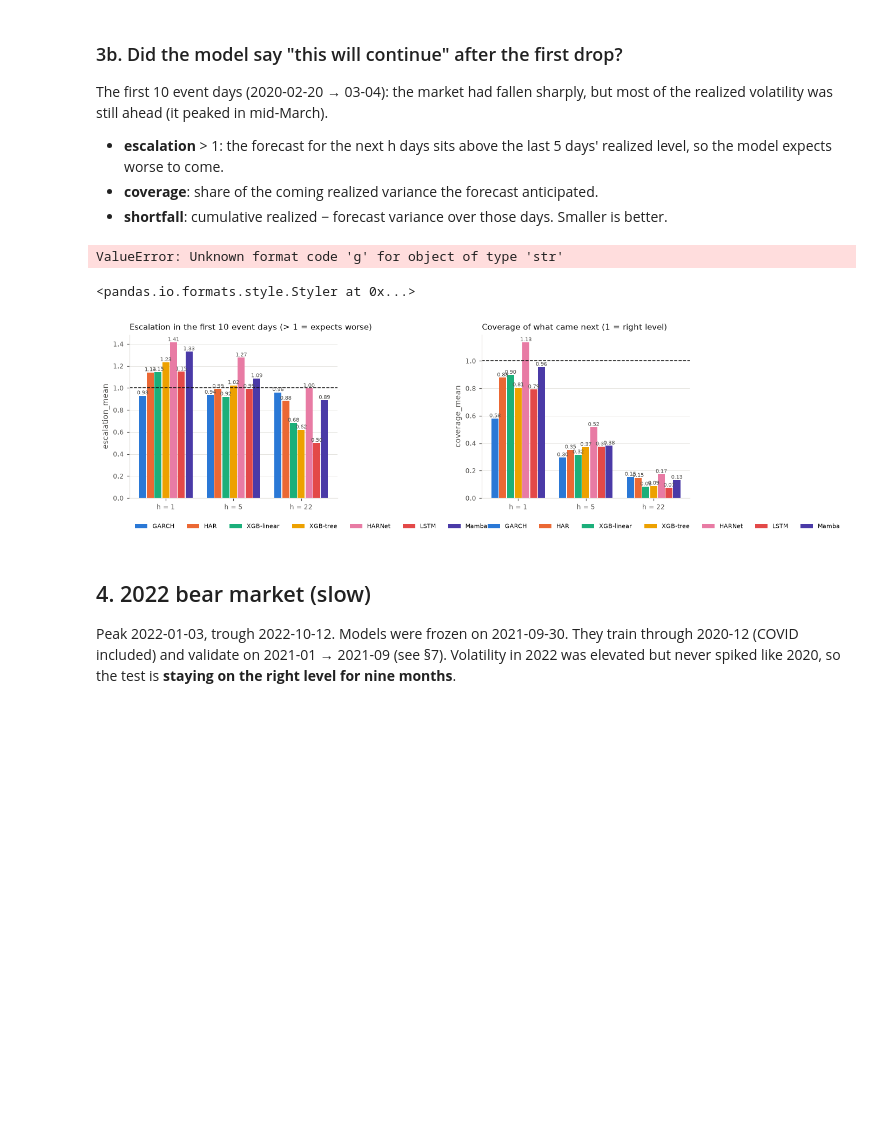
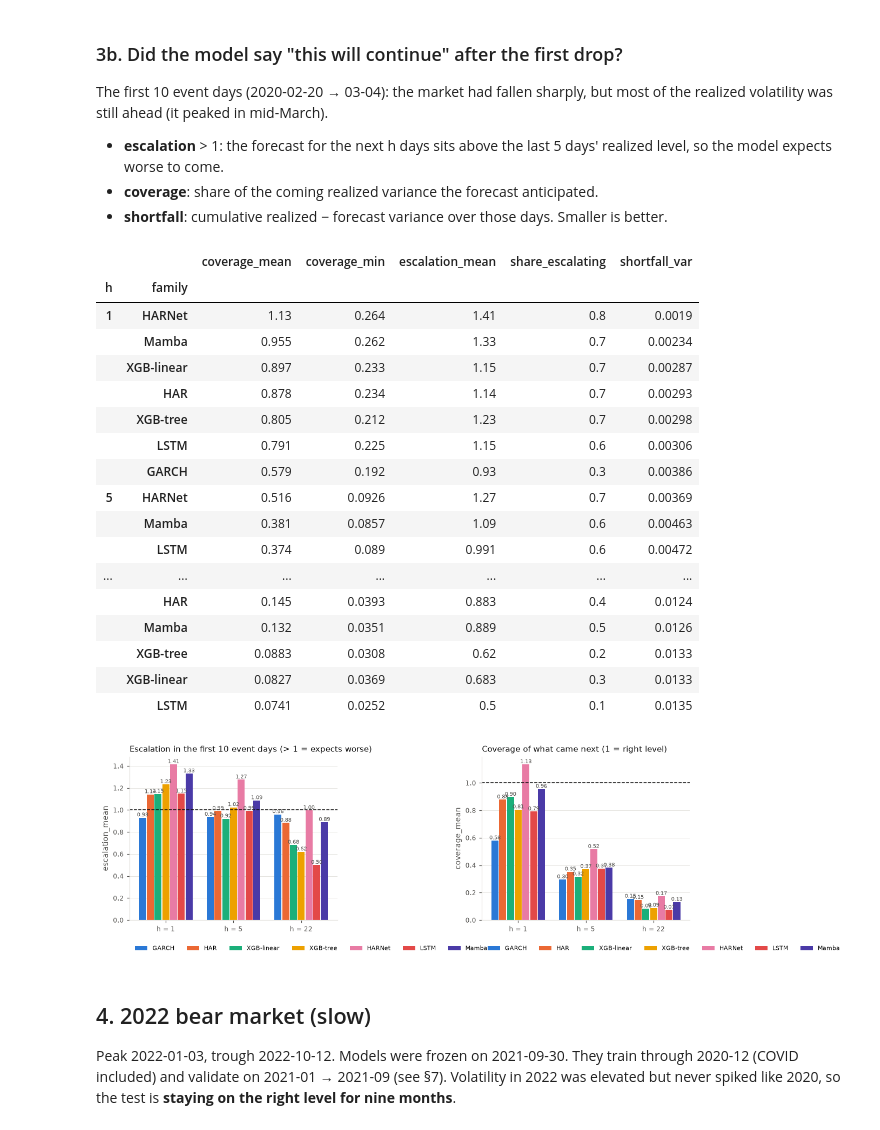
Before and after one commit to ElbertLUCLA/vol_forecast, a Jupyter notebook: notebooks/02_model_comparison.ipynb, the cells around one changed output. Drawn from its saved outputs; the diff is of its cells as text; code cells hidden in the pictures; blank space fills up the shorter version.

```diff
--- a/notebooks/02_model_comparison.ipynb
+++ b/notebooks/02_model_comparison.ipynb
@@ -241,15 +243,31 @@ volatility was still ahead (it peaked in mid-March).
 # %%
 onset = E.onset_table(df, "covid", n_days=10)
 onset.to_csv(out_dir / "covid_onset.csv", index=False)
 display(onset[onset["fs"].isin(["ext", "-"])].sort_values(["h", "coverage_mean"], ascending=[True, False])
-        .set_index(["h", "family"]).drop(columns=["fs"]).style.format("{:.3g}"))
+        .set_index(["h", "family"]).drop(columns=["fs", "model"]).style.format("{:.3g}"))
 fig, axes = plt.subplots(1, 2, figsize=(12, 3.8))
 P.bar_by_family(onset, "escalation_mean", ax=axes[0], ref=1.0, title="Escalation in the first 10 event days (> 1 = expects worse)")
 P.bar_by_family(onset, "coverage_mean", ax=axes[1], ref=1.0, title="Coverage of what came next (1 = right level)")
 fig.tight_layout(); fig.savefig(out_dir / "covid_onset.png", dpi=150)
 # %% [output]
-ValueError: Unknown format code 'g' for object of type 'str'
-<pandas.io.formats.style.Styler at 0x...>
+|  |  | coverage_mean | coverage_min | escalation_mean | share_escalating | shortfall_var |
+| h | family |  |  |  |  |  |
+| 1 | HARNet | 1.13 | 0.264 | 1.41 | 0.8 | 0.0019 |
+|  | Mamba | 0.955 | 0.262 | 1.33 | 0.7 | 0.00234 |
+|  | XGB-linear | 0.897 | 0.233 | 1.15 | 0.7 | 0.00287 |
+|  | HAR | 0.878 | 0.234 | 1.14 | 0.7 | 0.00293 |
+|  | XGB-tree | 0.805 | 0.212 | 1.23 | 0.7 | 0.00298 |
+|  | LSTM | 0.791 | 0.225 | 1.15 | 0.6 | 0.00306 |
+|  | GARCH | 0.579 | 0.192 | 0.93 | 0.3 | 0.00386 |
+| 5 | HARNet | 0.516 | 0.0926 | 1.27 | 0.7 | 0.00369 |
+|  | Mamba | 0.381 | 0.0857 | 1.09 | 0.6 | 0.00463 |
+|  | LSTM | 0.374 | 0.089 | 0.991 | 0.6 | 0.00472 |
+| ... | ... | ... | ... | ... | ... | ... |
+|  | HAR | 0.145 | 0.0393 | 0.883 | 0.4 | 0.0124 |
+|  | Mamba | 0.132 | 0.0351 | 0.889 | 0.5 | 0.0126 |
+|  | XGB-tree | 0.0883 | 0.0308 | 0.62 | 0.2 | 0.0133 |
+|  | XGB-linear | 0.0827 | 0.0369 | 0.683 | 0.3 | 0.0133 |
+|  | LSTM | 0.0741 | 0.0252 | 0.5 | 0.1 | 0.0135 |
 [figure]
 # %% [markdown]
 ## 4. 2022 bear market (slow)
```
Also changed, not shown: parts of 13 cells of this notebook.
